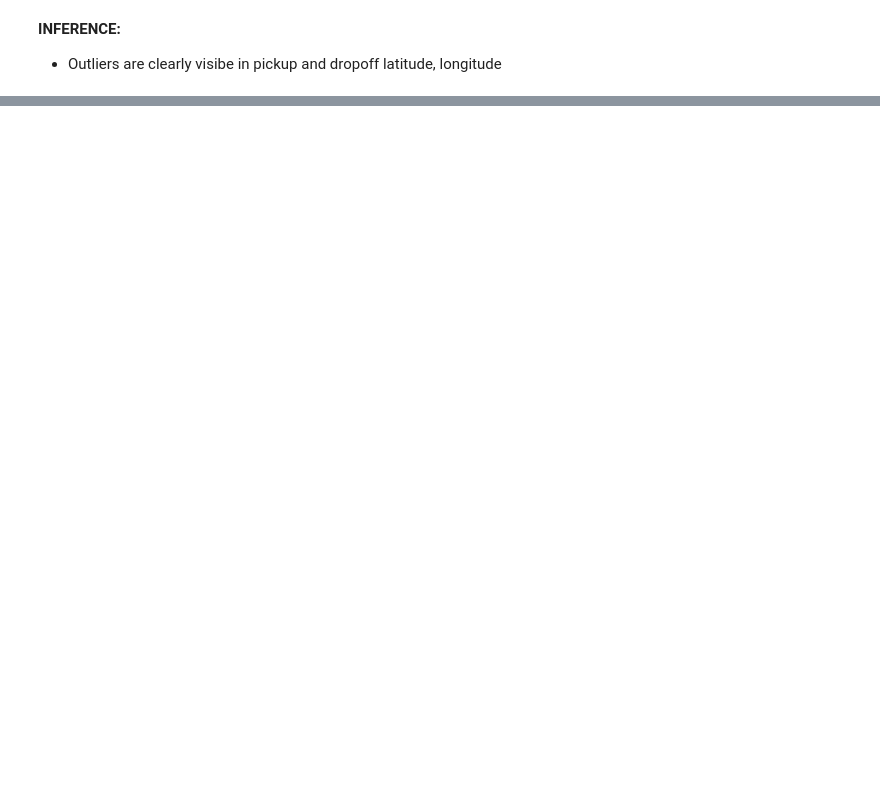
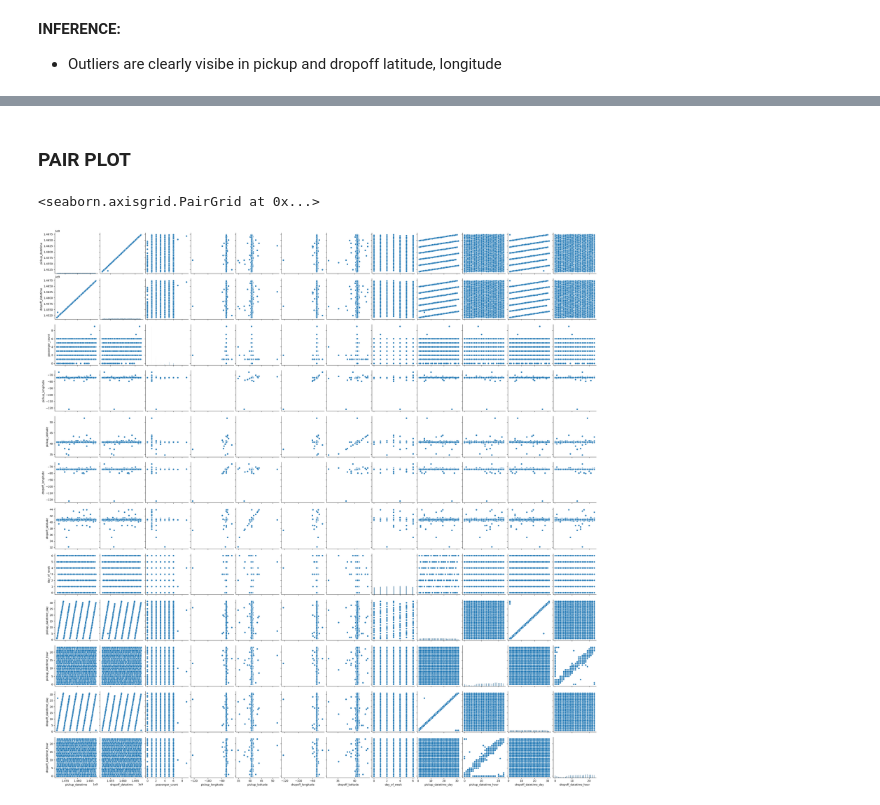
Before and after one commit to jksingh07/Data-Science-Projects, a Jupyter notebook: NYC Taxi Trip Durartion/EDA - NYC Taxi Trip Duration.ipynb, the cells around one changed output, grey strips where cells are left out. Drawn from its saved outputs; the diff is of its cells as text; code cells hidden in the pictures; blank space fills up the shorter version.

```diff
--- a/NYC Taxi Trip Durartion/EDA - NYC Taxi Trip Duration.ipynb
+++ b/NYC Taxi Trip Durartion/EDA - NYC Taxi Trip Duration.ipynb
@@ -460,0 +496,24 @@ UVA_outlier(df, numeric_columns, include_outlier=False)
+# %%
+numeric = numeric_columns.copy()
+# %%
+remove_cols = ['store_and_fwd_flag',
+                'vendor_id',
+                'pickup_datetime_year',
+                'pickup_datetime_month',
+                'pickup_datetime_minute',
+                'pickup_datetime_second',
+                'dropoff_datetime_year',
+                'dropoff_datetime_month',
+                'dropoff_datetime_minute',
+                'dropoff_datetime_second'
+               ]
+# %%
+for x in remove_cols:
+    numeric.remove(x)
+# %% [markdown]
+### PAIR PLOT
+# %%
+sns.pairplot(df[numeric])
+# %% [output]
+<seaborn.axisgrid.PairGrid at 0x...>
+[figure, added]
```
Also changed, not shown: parts of 36 cells of this notebook.
